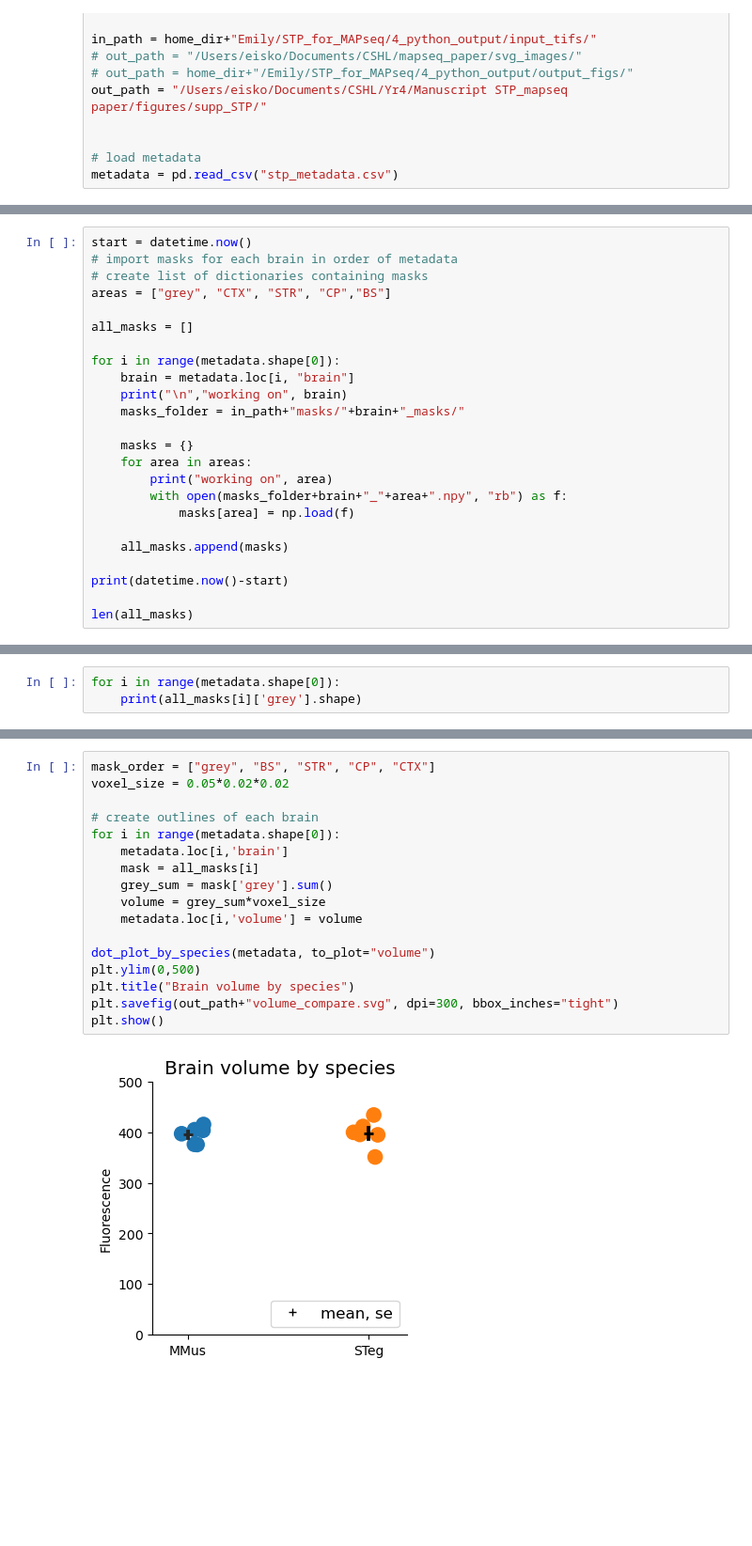
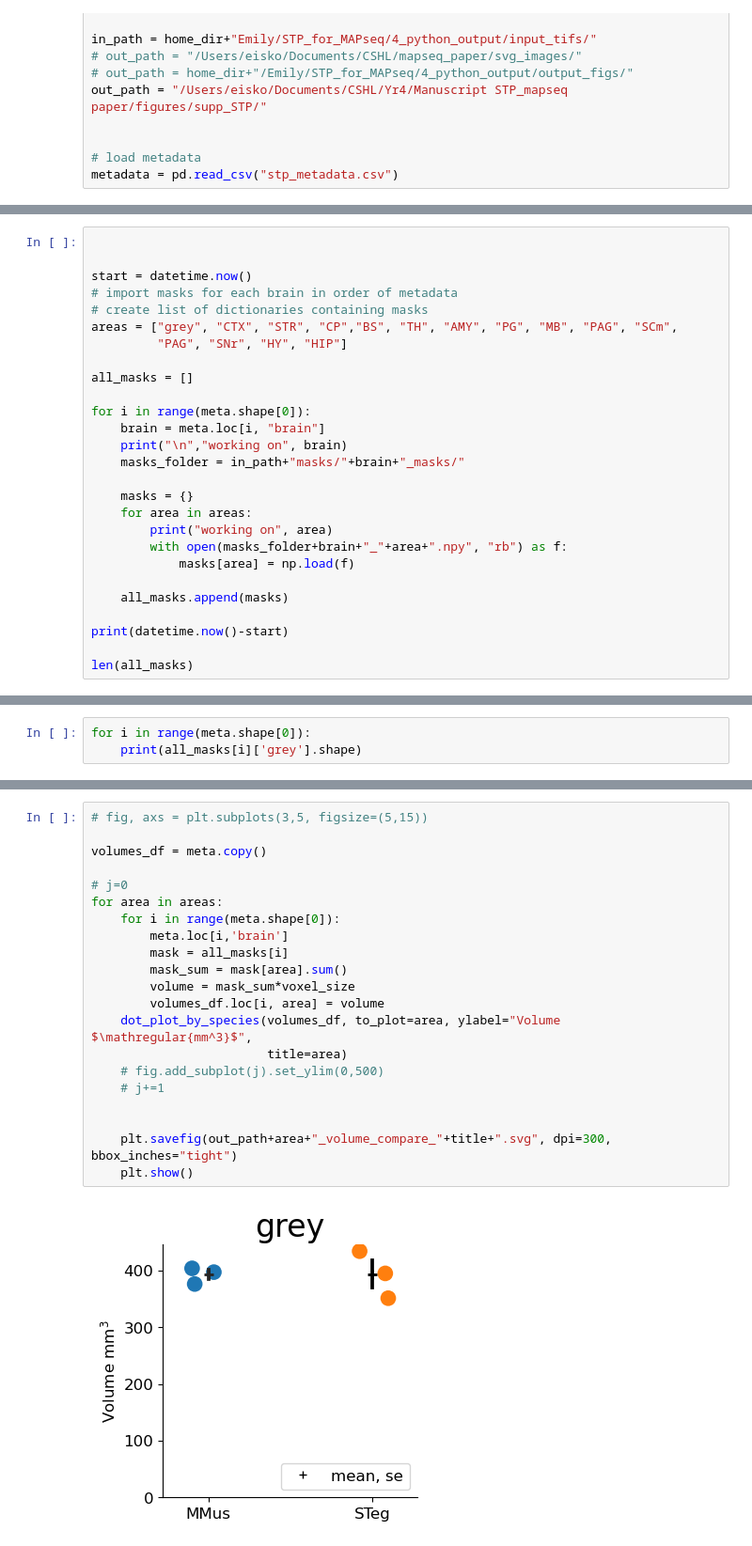
Before and after one commit to eisko/STP_analysis, a Jupyter notebook: shape_vol_supp.ipynb, the cells around one changed output, grey strips where cells are left out. Shown at 94% size. Cells and saved outputs as stored; diff of their text form; blank space fills up the shorter version.

```diff
--- a/shape_vol_supp.ipynb
+++ b/shape_vol_supp.ipynb
@@ -43,13 +51,16 @@ metadata = pd.read_csv("stp_metadata.csv")
 # %%
+
+
 start = datetime.now()
 # import masks for each brain in order of metadata
 # create list of dictionaries containing masks
-areas = ["grey", "CTX", "STR", "CP","BS"]
+areas = ["grey", "CTX", "STR", "CP","BS", "TH", "AMY", "PG", "MB", "PAG", "SCm",
+         "PAG", "SNr", "HY", "HIP"]
 
 all_masks = []
 
-for i in range(metadata.shape[0]):
-    brain = metadata.loc[i, "brain"]
+for i in range(meta.shape[0]):
+    brain = meta.loc[i, "brain"]
     print("\n","working on", brain)
     masks_folder = in_path+"masks/"+brain+"_masks/"
 
@@ -121,0 +155,3 @@ for i in range(metadata.shape[0]):
+# %%
+for i in range(meta.shape[0]):
+    print(all_masks[i]['grey'].shape)
@@ -148,3 +186,0 @@ plt.show()
-# %%
-for i in range(metadata.shape[0]):
-    print(all_masks[i]['grey'].shape)
@@ -164,19 +187,23 @@ for i in range(metadata.shape[0]):
 # %%
-mask_order = ["grey", "BS", "STR", "CP", "CTX"]
-voxel_size = 0.05*0.02*0.02
+# fig, axs = plt.subplots(3,5, figsize=(5,15))
 
-# create outlines of each brain
-for i in range(metadata.shape[0]):
-    metadata.loc[i,'brain']
-    mask = all_masks[i]
-    grey_sum = mask['grey'].sum()
-    volume = grey_sum*voxel_size
-    metadata.loc[i,'volume'] = volume
+volumes_df = meta.copy()
 
-dot_plot_by_species(metadata, to_plot="volume")
-plt.ylim(0,500)
-plt.title("Brain volume by species")
-plt.savefig(out_path+"volume_compare.svg", dpi=300, bbox_inches="tight")
-plt.show()
+# j=0
+for area in areas:
+    for i in range(meta.shape[0]):
+        meta.loc[i,'brain']
+        mask = all_masks[i]
+        mask_sum = mask[area].sum()
+        volume = mask_sum*voxel_size
+        volumes_df.loc[i, area] = volume
+    dot_plot_by_species(volumes_df, to_plot=area, ylabel="Volume $\mathregular{mm^3}$",
+                        title=area)
+    # fig.add_subplot(j).set_ylim(0,500)
+    # j+=1
+
+
+    plt.savefig(out_path+area+"_volume_compare_"+title+".svg", dpi=300, bbox_inches="tight")
+    plt.show()
 # %% [output]
-[figure, old version]
+[figure, new version]
```
Also changed, not shown: parts of 9 cells of this notebook, 13 other files.
